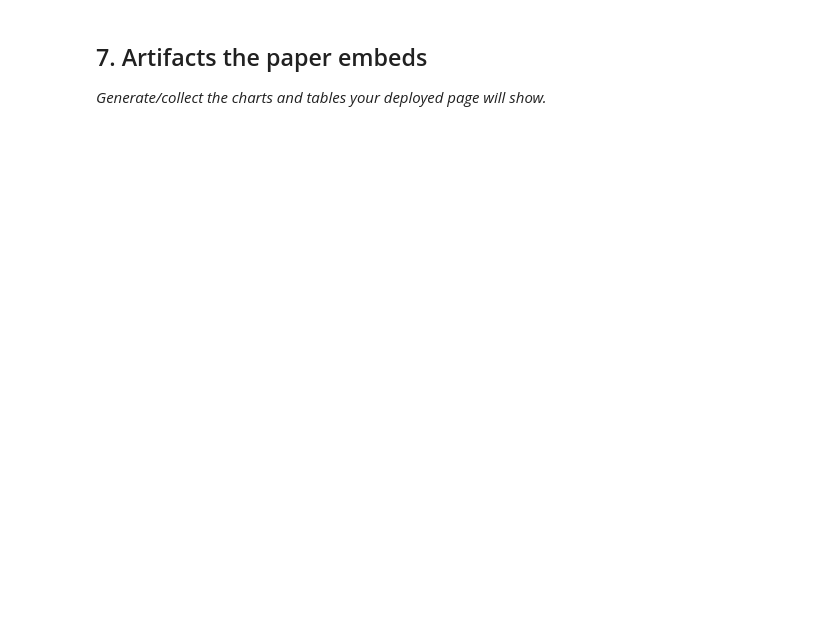
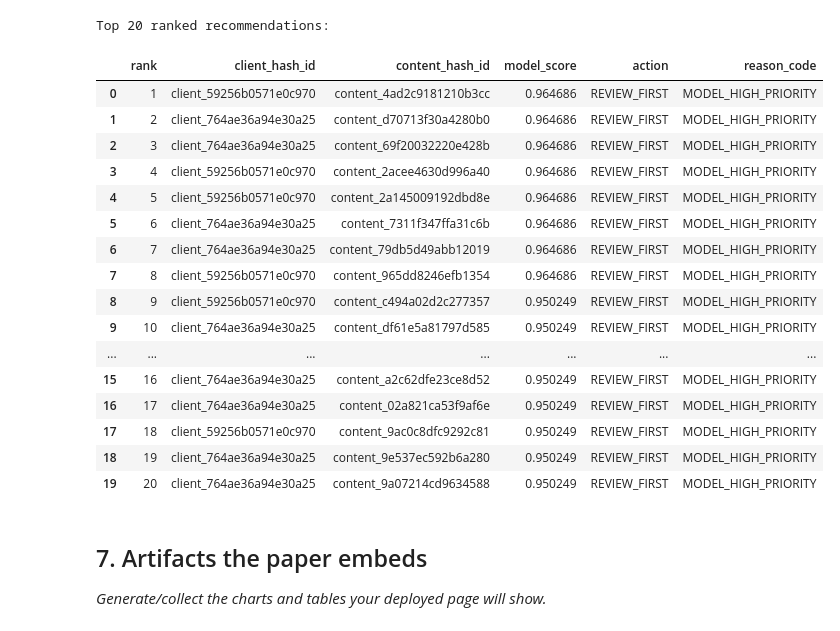
Before and after one commit to Srinadh2314/srinadh-flyrank-intership, a Jupyter notebook: work/notebooks/capstone.ipynb, the cells around one changed output. Saved outputs shown, nothing was run; the diff lists cells and outputs as text; code cells hidden in the pictures; blank space fills up the shorter version.

```diff
--- a/work/notebooks/capstone.ipynb
+++ b/work/notebooks/capstone.ipynb
@@ -33,3 +338,65 @@ This skeleton is yours to fill. Work the sections **in order** — each one has
+# %%
+# Create the final ranked recommendation queue
+
+recommendations = test_df[
+    ["client_hash_id", "content_hash_id"] + features
+].copy()
+
+recommendations["model_score"] = model_score
+
+recommendations = recommendations.sort_values(
+    "model_score",
+    ascending=False
+).reset_index(drop=True)
+
+recommendations["rank"] = np.arange(
+    1, len(recommendations) + 1
+)
+
+recommendations["action"] = np.where(
+    recommendations["rank"] <= 50,
+    "REVIEW_FIRST",
+    "LOWER_PRIORITY"
+)
+
+recommendations["reason_code"] = np.where(
+    recommendations["rank"] <= 50,
+    "MODEL_HIGH_PRIORITY",
+    "MODEL_LOWER_PRIORITY"
+)
+
+recommendations = recommendations[
+    [
+        "rank",
+        "client_hash_id",
+        "content_hash_id",
+        "model_score",
+        "action",
+        "reason_code"
+    ]
+]
+
+print("Top 20 ranked recommendations:")
+display(recommendations.head(20))
+# %% [output]
+Top 20 ranked recommendations:
+|  | rank | client_hash_id | content_hash_id | model_score | action | reason_code |
+| 0 | 1 | client_59256b0571e0c970 | content_4ad2c9181210b3cc | 0.964686 | REVIEW_FIRST | MODEL_HIGH_PRIORITY |
+| 1 | 2 | client_764ae36a94e30a25 | content_d70713f30a4280b0 | 0.964686 | REVIEW_FIRST | MODEL_HIGH_PRIORITY |
+| 2 | 3 | client_764ae36a94e30a25 | content_69f20032220e428b | 0.964686 | REVIEW_FIRST | MODEL_HIGH_PRIORITY |
+| 3 | 4 | client_59256b0571e0c970 | content_2acee4630d996a40 | 0.964686 | REVIEW_FIRST | MODEL_HIGH_PRIORITY |
+| 4 | 5 | client_59256b0571e0c970 | content_2a145009192dbd8e | 0.964686 | REVIEW_FIRST | MODEL_HIGH_PRIORITY |
+| 5 | 6 | client_764ae36a94e30a25 | content_7311f347ffa31c6b | 0.964686 | REVIEW_FIRST | MODEL_HIGH_PRIORITY |
+| 6 | 7 | client_764ae36a94e30a25 | content_79db5d49abb12019 | 0.964686 | REVIEW_FIRST | MODEL_HIGH_PRIORITY |
+| 7 | 8 | client_59256b0571e0c970 | content_965dd8246efb1354 | 0.964686 | REVIEW_FIRST | MODEL_HIGH_PRIORITY |
+| 8 | 9 | client_59256b0571e0c970 | content_c494a02d2c277357 | 0.950249 | REVIEW_FIRST | MODEL_HIGH_PRIORITY |
+| 9 | 10 | client_764ae36a94e30a25 | content_df61e5a81797d585 | 0.950249 | REVIEW_FIRST | MODEL_HIGH_PRIORITY |
+| ... | ... | ... | ... | ... | ... | ... |
+| 15 | 16 | client_764ae36a94e30a25 | content_a2c62dfe23ce8d52 | 0.950249 | REVIEW_FIRST | MODEL_HIGH_PRIORITY |
+| 16 | 17 | client_764ae36a94e30a25 | content_02a821ca53f9af6e | 0.950249 | REVIEW_FIRST | MODEL_HIGH_PRIORITY |
+| 17 | 18 | client_59256b0571e0c970 | content_9ac0c8dfc9292c81 | 0.950249 | REVIEW_FIRST | MODEL_HIGH_PRIORITY |
+| 18 | 19 | client_764ae36a94e30a25 | content_9e537ec592b6a280 | 0.950249 | REVIEW_FIRST | MODEL_HIGH_PRIORITY |
+| 19 | 20 | client_764ae36a94e30a25 | content_9a07214cd9634588 | 0.950249 | REVIEW_FIRST | MODEL_HIGH_PRIORITY |
 # %% [markdown]
 ## 7. Artifacts the paper embeds
 
```
Also changed, not shown: parts of 27 cells of this notebook.
